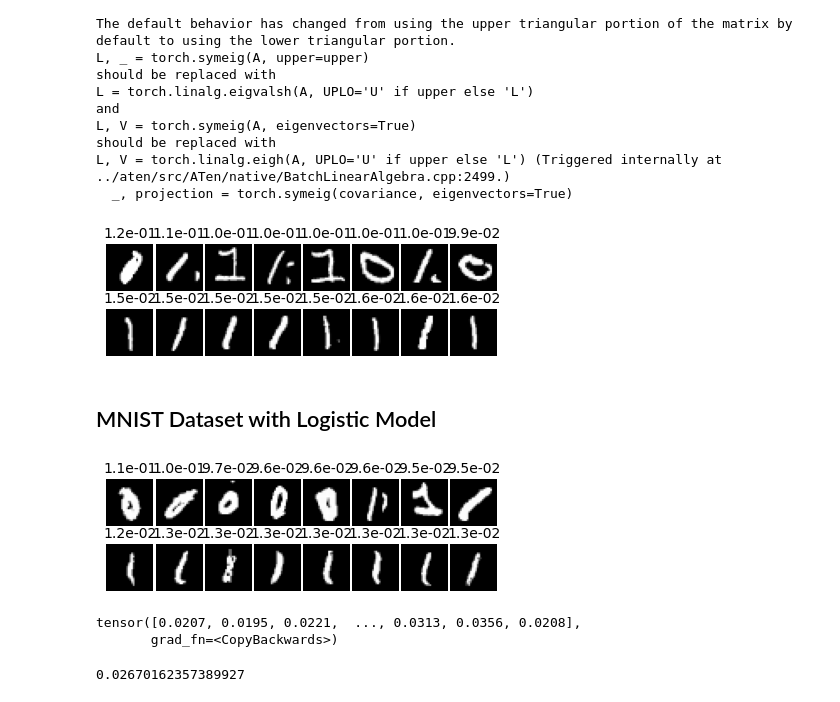
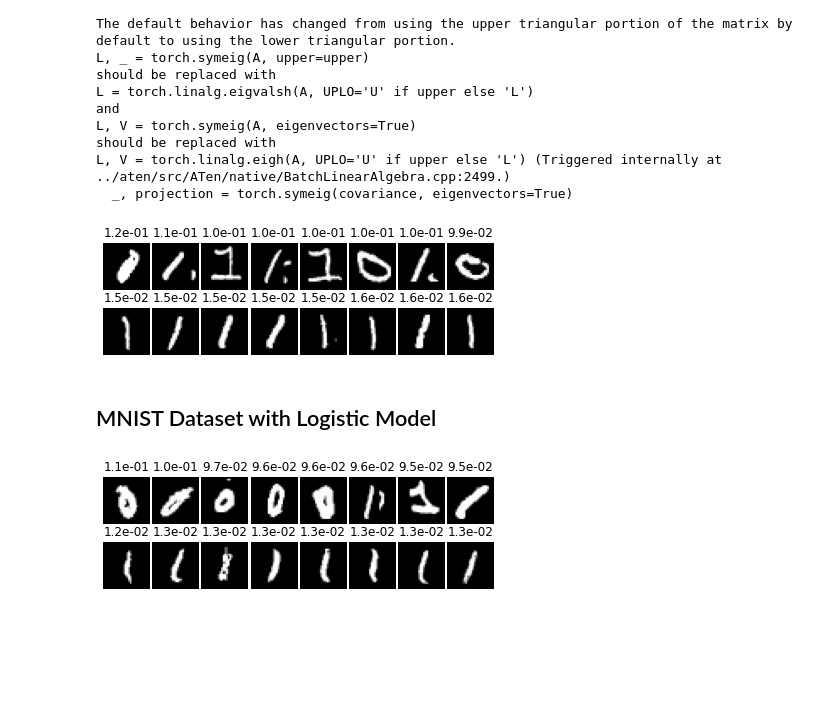
Before and after one commit to charlotte12l/am207_fisher, a Jupyter notebook: fil_debug_experiments.ipynb, the cells around one changed output. Drawn from its saved outputs; the diff is of its cells as text; code cells hidden in the pictures; blank space fills up the shorter version.

```diff
--- a/fil_debug_experiments.ipynb
+++ b/fil_debug_experiments.ipynb
@@ -19,7 +19,7 @@ y_linear = X_linear * 5 + np.random.normal(size=len(X_linear))
 y_linear[0] = 20 # extraneous outlier
 
 
-data = {"features": torch.from_numpy(X_linear.reshape(-1, 1)).float(), "targets": torch.from_numpy(y_linear).float()}
+data = {"features": torch.from_numpy(add_bias(X_linear)).float(), "targets": torch.from_numpy(y_linear).float()}
 
 model = FIL_Linear_lxy()
 
@@ -37,13 +37,25 @@ print('fisher info loss:', all_fils)
 
 fig, ax = plt.subplots()
 ax.scatter(X_linear, y_linear, label="data", color="blue")
-ax.plot(X_linear, model.predict(torch.from_numpy(X_linear.reshape(-1, 1)).float(), regression=True), label="linear regression", color="purple")
+ax.plot(X_linear, model.predict(torch.from_numpy(add_bias(X_linear)).float(), regression=True), label="Linear Regression", color="purple")
 plt.legend()
 
 for i, txt in enumerate(all_fils):
     ax.annotate(round(txt.item(),2), (X_linear[i], y_linear[i]))
+# plt.title("FIL on toy dataset with Linear Regression")
+# plt.xlim(left=-0.5,right=10)
+plt.savefig("figs/linear_toy.png", dpi=1200, bbox_inches="tight")
+plt.show()
 
-plt.show()
+
+# print('jacobian dataset:', model.jacobian_dataset())
+# model.compute_all_fils(X_linear, y_linear)
+
+# jxy, jx1, jy1= model.jacobian_dataset()
+
+# print(jxy, jx1, jy1)
+# for i in range(10):
+#     print(model.jacobian_max(X_linear[i], y_linear[i]))
 # %% [output]
 torch.linalg.solve has its arguments reversed and does not return the LU factorization.
 To get the LU factorization see torch.lu, which can be used with torch.lu_solve or torch.lu_unpack.
@@ -180,29 +196,31 @@ all_fils =  model.compute_all_fils()
 # %%
 # Most and least leaked images:
 # The results are the same as the paper's
 sorted_etas = sorted(
     zip(all_fils, range(len(all_fils))), key=lambda x: x[0], reverse=True)
 
 ims = orig_img.squeeze()
 n_ims = 8
 f, axarr = plt.subplots(2, n_ims, figsize=(7, 2.2))
 f.subplots_adjust(wspace=0.05)
 for priv in [False, True]:
     for i in range(n_ims):
         ax = axarr[int(priv), i]
         idx = -(i + 1) if priv else i
         im = sorted_etas[idx][1]
         image = ims[im, ...]
         if image.ndim == 3:
             image = image.permute(1, 2, 0)
         ax.imshow(image, cmap='gray')
         ax.axis("off")
         title = "{:.1e}".format(sorted_etas[idx][0])
-        ax.set_title(title, fontsize=14)
+        ax.set_title(title, fontsize=12)
         ax.get_xaxis().set_visible(False)
         ax.get_yaxis().set_visible(False)
+
+plt.savefig("figs/linear_mnist.png", dpi=1200, bbox_inches="tight")
 # %% [output]
-[figure, old version]
+[figure, new version]
 # %% [markdown]
 ## MNIST Dataset with Logistic Model
 # %%
@@ -261,20 +279,13 @@ for priv in [False, True]:
         ax.imshow(image, cmap='gray')
         ax.axis("off")
         title = "{:.1e}".format(sorted_etas[idx][0])
-        ax.set_title(title, fontsize=14)
+        ax.set_title(title, fontsize=12)
         ax.get_xaxis().set_visible(False)
         ax.get_yaxis().set_visible(False)
+
+plt.savefig("figs/logistic_mnist.png", dpi=1200, bbox_inches="tight")
 # %% [output]
-[figure, old version]
+[figure, new version]
-# %%
-all_fils_lr
-# %% [output]
-tensor([0.0207, 0.0195, 0.0221,  ..., 0.0313, 0.0356, 0.0208],
-       grad_fn=<CopyBackwards>)
-# %%
-all_fils_lr.mean().item()
-# %% [output]
-0.02670162357389927
 # %% [markdown]
 <a style='text-decoration:none;line-height:16px;display:flex;color:#5B5B62;padding:10px;justify-content:end;' href='https://deepnote.com?utm_source=created-in-deepnote-cell&projectId=3414c8e1-e8f2-444e-be94-05f51d01b06b' target="_blank">
 <img alt='Created in deepnote.com' style='display:inline;max-height:16px;margin:0px;margin-right:7.5px;' src='embedded-picture-1' > </img>
```
Also changed, not shown: parts of 5 cells of this notebook, 1 other file.
